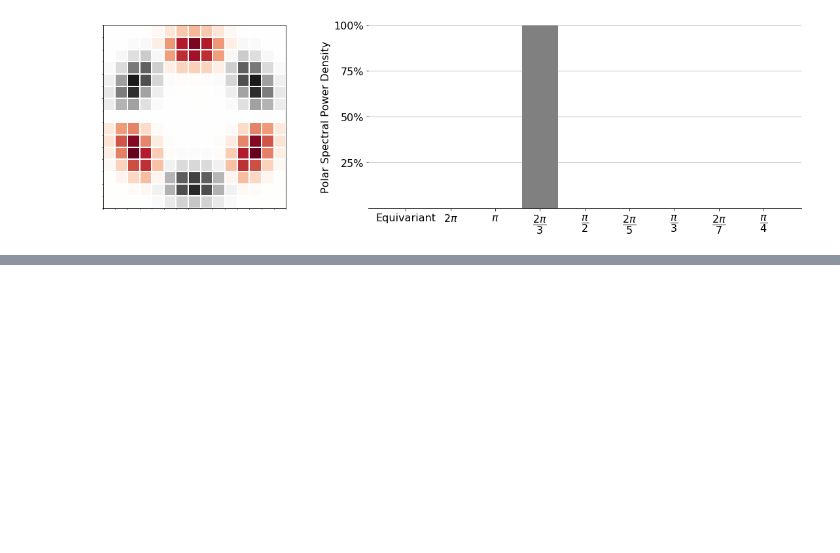
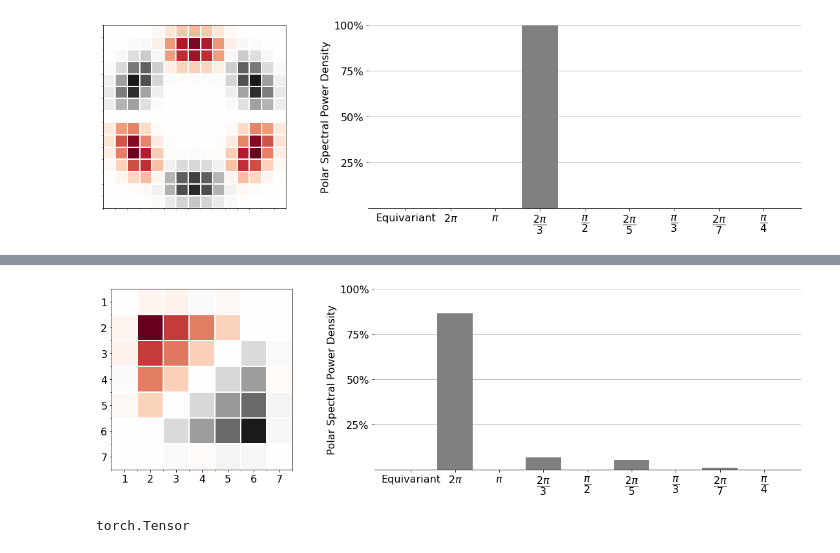
Before and after one commit to gabriel-lepetitaimon/steered-fcnn, a Jupyter notebook: OrientednessAnalysis.ipynb, the cells around one changed output, grey strips where cells are left out. Saved outputs shown, nothing was run; the diff lists cells and outputs as text; code cells hidden in the pictures; blank space fills up the shorter version.

```diff
--- a/OrientednessAnalysis.ipynb
+++ b/OrientednessAnalysis.ipynb
@@ -198,0 +231,11 @@ with np.printoptions(precision=3, suppress=True):
+# %%
+base = SteerableKernelBase.create_from_rk(4, std=.5, size=None)
+I = torch.zeros((1,1,7,7))
+I[:,:,3,3] = 1
+plot_filter(base.conv2d(I,W, alpha=np.pi*2)[0,0], spd=True)
+# %% [output]
+[figure, added]
+# %%
+type(SteerableKernelBase.create_from_rk(4, std=.5, size=None).base)
+# %% [output]
+torch.Tensor
```
Also changed, not shown: parts of 20 cells of this notebook, 3 other files.
